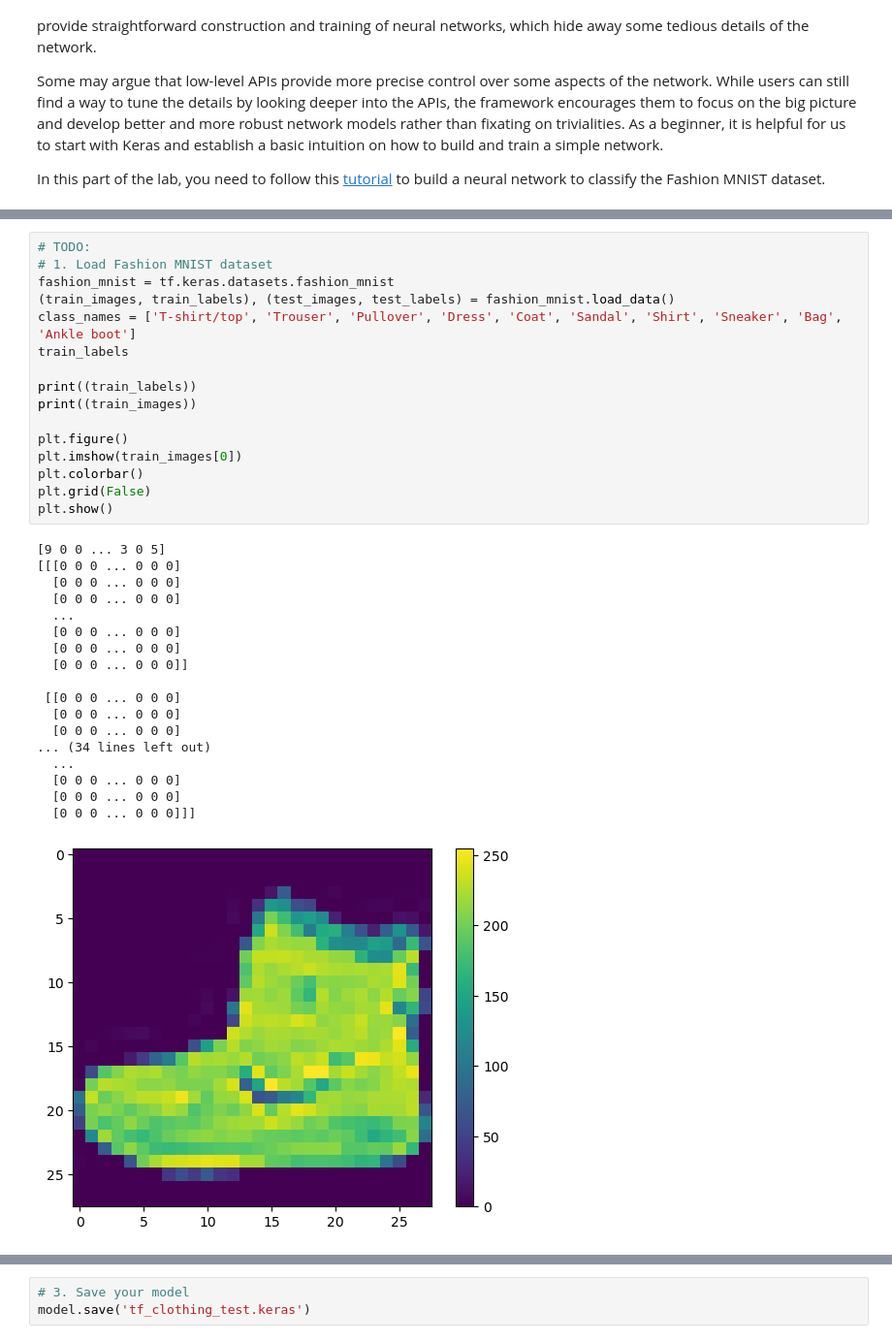
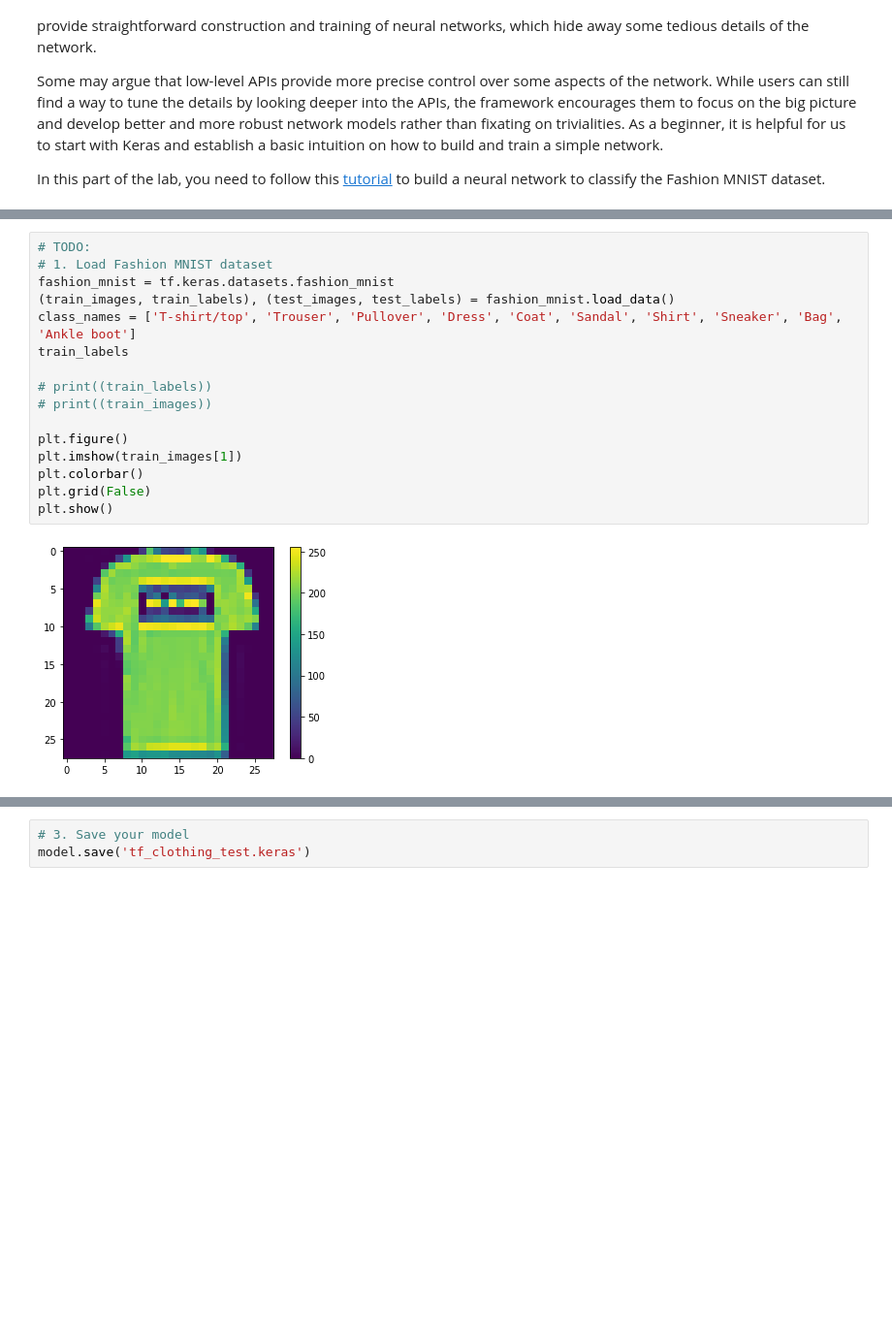
Before and after one commit to noahbreit/ECE479, a Jupyter notebook: lab2/Lab2-clean-copy.ipynb, the cells around one changed output, grey strips where cells are left out. Shown at 97% size. Saved outputs shown, nothing was run; the diff lists cells and outputs as text; blank space fills up the shorter version.

```diff
--- a/lab2/Lab2-clean-copy.ipynb
+++ b/lab2/Lab2-clean-copy.ipynb
@@ -170,38 +170,21 @@ Num GPUs Available:  0
 # %%
 # TODO:
 # 1. Load Fashion MNIST dataset
 fashion_mnist = tf.keras.datasets.fashion_mnist
 (train_images, train_labels), (test_images, test_labels) = fashion_mnist.load_data()
 class_names = ['T-shirt/top', 'Trouser', 'Pullover', 'Dress', 'Coat', 'Sandal', 'Shirt', 'Sneaker', 'Bag', 'Ankle boot']
 train_labels
 
-print((train_labels))
-print((train_images))
+# print((train_labels))
+# print((train_images))
 
 plt.figure()
-plt.imshow(train_images[0])
+plt.imshow(train_images[1])
 plt.colorbar()
 plt.grid(False)
 plt.show()
 # %% [output]
-[9 0 0 ... 3 0 5]
-[[[0 0 0 ... 0 0 0]
-  [0 0 0 ... 0 0 0]
-  [0 0 0 ... 0 0 0]
-  ...
-  [0 0 0 ... 0 0 0]
-  [0 0 0 ... 0 0 0]
-  [0 0 0 ... 0 0 0]]
-
- [[0 0 0 ... 0 0 0]
-  [0 0 0 ... 0 0 0]
-  [0 0 0 ... 0 0 0]
-... (34 lines left out)
-  ...
-  [0 0 0 ... 0 0 0]
-  [0 0 0 ... 0 0 0]
-  [0 0 0 ... 0 0 0]]]
-[figure, old version]
+[figure, new version]
 # %%
 plt.figure(figsize=(10,10))
 for i in range(25):
```
Also changed, not shown: parts of 10 cells of this notebook, 2 other files.
